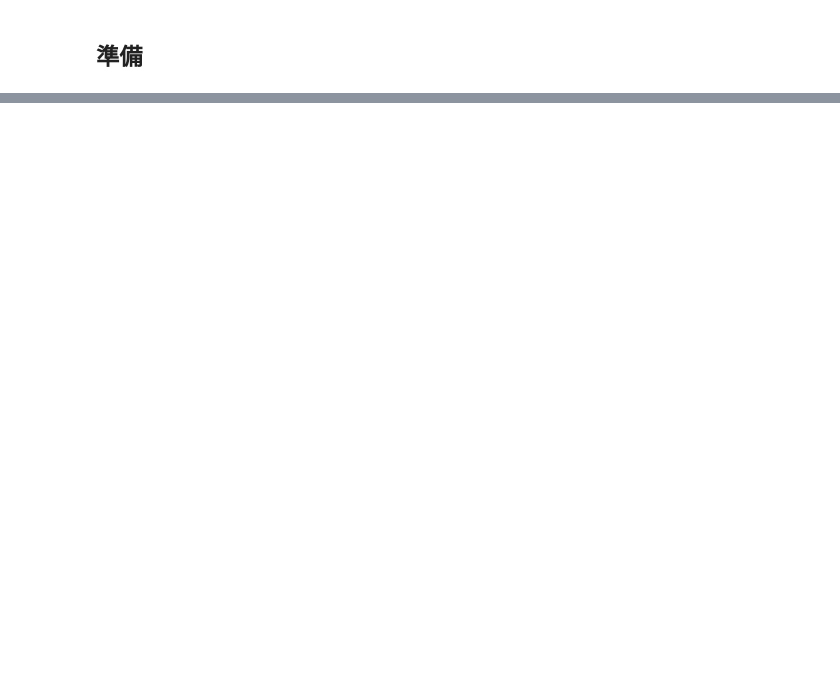
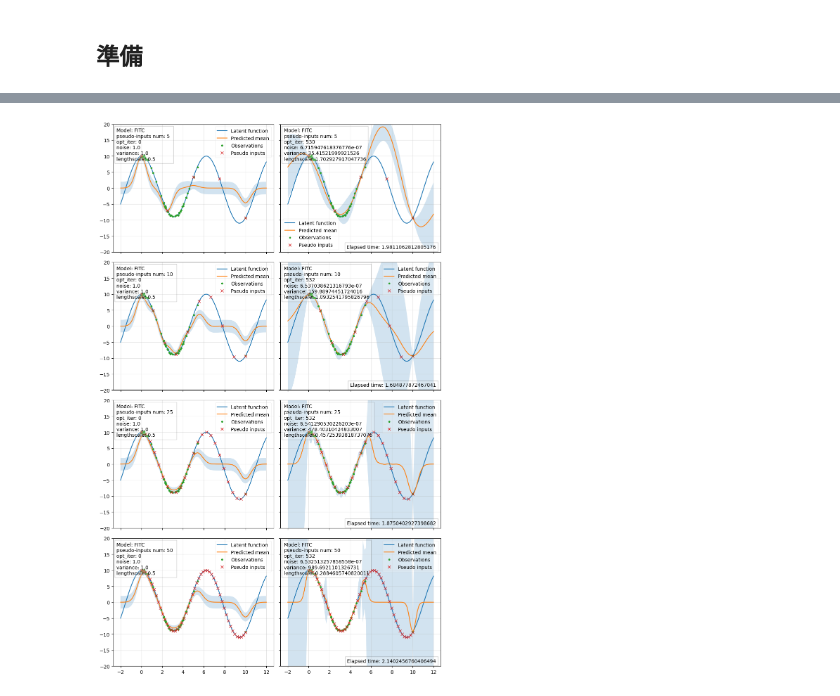
Before and after one commit to k-onoue/sgpr, a Jupyter notebook: experiment_4.ipynb, the cells around one changed output, grey strips where cells are left out. Cells and saved outputs as stored; diff of their text form; code cells hidden in the pictures; blank space fills up the shorter version.

```diff
--- a/experiment_4.ipynb
+++ b/experiment_4.ipynb
@@ -122,0 +92,87 @@ opt_iter: 100/100
+# %%
+def add_graphs(ax, X, y, X_pred, f, model, mean, cov):
+    X = X.ravel().detach().numpy()
+    y = y.ravel().detach().numpy()
+    X_pred = X_pred.ravel().detach().numpy()
+    mean = mean.ravel().detach().numpy()
+    var = torch.diagonal(cov).detach().numpy()
+    credible_interval = 1.96 * np.sqrt(var) # 95%
+
+    ax.plot(X_pred, f(X_pred), '-', label='Latent function')
+    ax.plot(X_pred, mean, '-', label='Predicted mean')
+    ax.fill_between(X_pred, mean - credible_interval, mean + credible_interval, alpha=0.2)
+    ax.plot(X, y, 'o', alpha=1, ms=3, label='Observations')
+
+    if hasattr(model, "pseudo_inputs"):
+        p_inputs = model.pseudo_inputs.ravel().detach().numpy()
+        ax.plot(p_inputs, f(p_inputs), 'x', alpha=1, label='Pseudo inputs')
+
+    ax.grid(True, alpha=0.3)
+    ax.set_ylim(-20, 20)
+    ax.legend(fancybox=True, framealpha=0.2)
+
+    text = f'Model: {model.name}\n' \
+           f'pseudo-inputs num: {len(model.pseudo_inputs)} \n' \
+           f'opt_iter: {len(model.params_opt_results)}\n' \
+           f'noise: {np.exp(model.params[0].item())}\n' \
+           f'variance: {np.exp(model.params[1].item())}\n' \
+           f'lengthscale: {np.exp(model.params[2].item())}'
+
+    ax.text(0.02, 0.97, text,
+            transform=ax.transAxes,
+            fontsize=10,
+            verticalalignment='top',
+            bbox=dict(facecolor='white', alpha=0.2))
+
+
+f = Latent_Function(noise_level=0.2).f
+X, y, X_pred = make_data(f, generated_X)
+models = [FITC]
+# models = [GP, SoR, DTC, FITC]
+pseudo_inputs_num_list = [5, 10, 25, 50]
+
+include_optimize = True
+nrows = len(pseudo_inputs_num_list)
+ncols = 1
+
+if include_optimize is True:
+    ncols += 1
+
+figsize = (5 * ncols, 4 * nrows)
+
+fig, axes = plt.subplots(nrows=nrows,
+                         ncols=ncols,
+                         tight_layout=True,
+                         squeeze=False,
+                         figsize=figsize,
+                         sharex=True,
+                         sharey=True)
+
+
+for row, p_inputs_num in enumerate(pseudo_inputs_num_list):
+    X, y = X.clone(), y.clone()
+    # model = models[row](X, y, p_inputs_num=p_inputs_num)
+    model = models[0](X, y, p_inputs_num=p_inputs_num)
+
+    print(model.name)
+
+    for col in range(ncols):
+        mean, cov = model.predict(X_pred.clone())
+        if col % 2 == 1:
+            start_time = time.time()
+            model.optimize(iteration=1000, learning_rate=0.01)
+            mean, cov = model.predict(X_pred.clone())
+            end_time = time.time()
+            elapsed_time = end_time - start_time
+
+        ax = axes[row, col]
+        add_graphs(ax, X, y, X_pred, f, model, mean, cov)
+
+        if col % 2 == 1:
+            ax.text(0.97, 0.02, f'Elapsed time: {elapsed_time}',
+                    transform=ax.transAxes,
+                    fontsize=10,
+                    verticalalignment='bottom',
+                    horizontalalignment='right',
+                    bbox=dict(facecolor='white', alpha=0.2))
+# %% [output]
@@ -123 +196,2 @@ opt_iter: 100/100
+[figure, added]
 # %%
```
Also changed, not shown: parts of 24 cells of this notebook, 5 other files.
